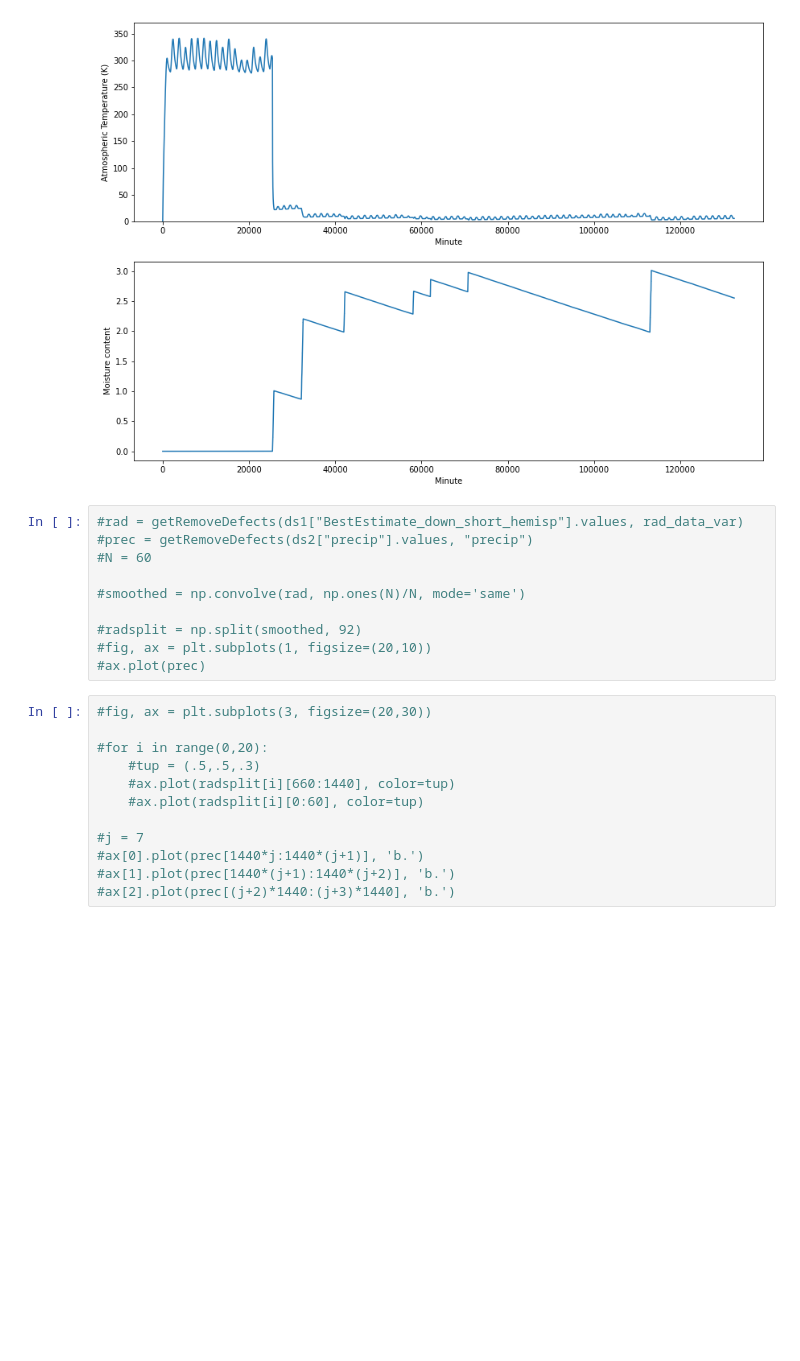
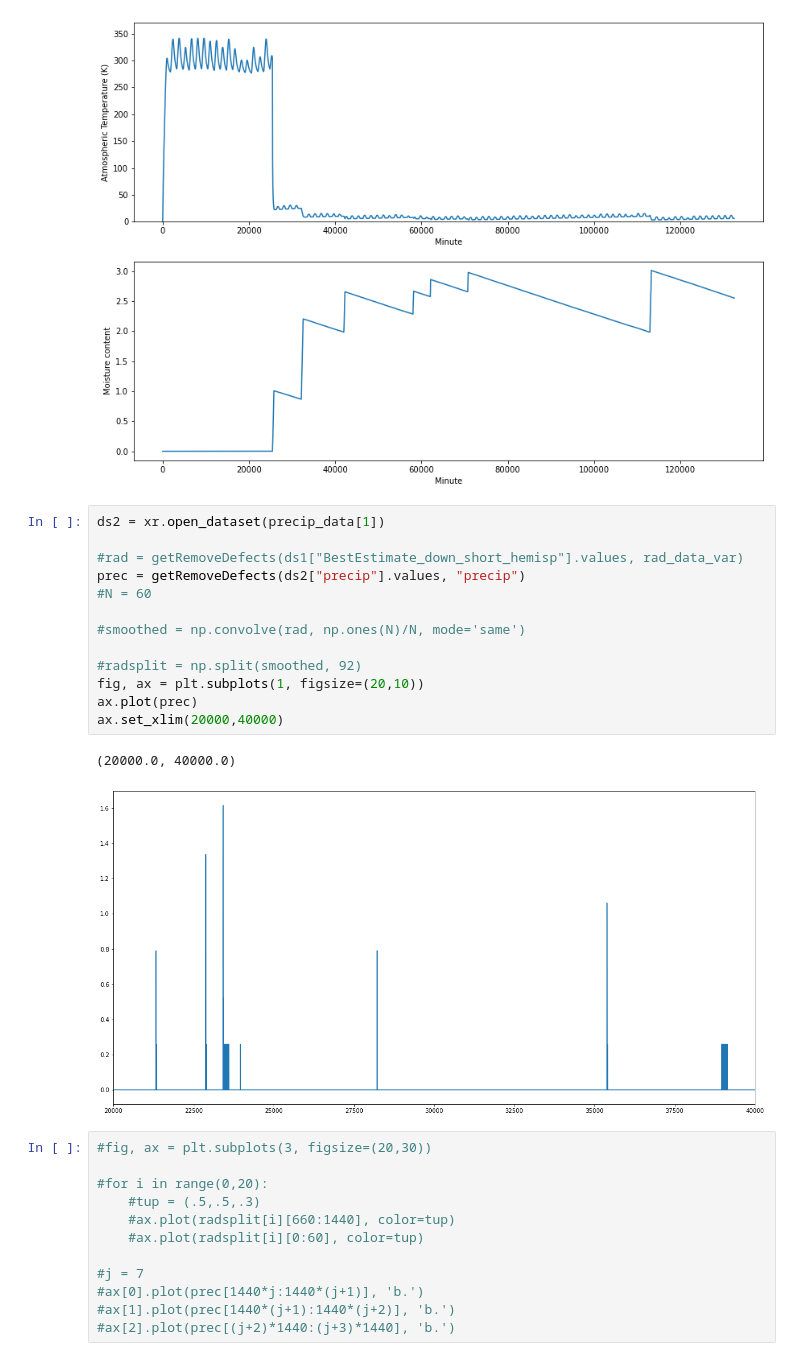
Before and after one commit to adam-bauer-34/climate-simp, a Jupyter notebook: OLLA/MasterOLLA.ipynb, the cells around one changed output. Cells and saved outputs as stored; diff of their text form; blank space fills up the shorter version.

```diff
--- a/OLLA/MasterOLLA.ipynb
+++ b/OLLA/MasterOLLA.ipynb
@@ -82,15 +86,21 @@ ax[1].set_xlabel(r"Minute")
 Text(0.5, 0, 'Minute')
 [figure]
 # %%
+ds2 = xr.open_dataset(precip_data[1])
+
 #rad = getRemoveDefects(ds1["BestEstimate_down_short_hemisp"].values, rad_data_var)
-#prec = getRemoveDefects(ds2["precip"].values, "precip")
+prec = getRemoveDefects(ds2["precip"].values, "precip")
 #N = 60
 
 #smoothed = np.convolve(rad, np.ones(N)/N, mode='same')
 
 #radsplit = np.split(smoothed, 92)
-#fig, ax = plt.subplots(1, figsize=(20,10))
-#ax.plot(prec)
+fig, ax = plt.subplots(1, figsize=(20,10))
+ax.plot(prec)
+ax.set_xlim(20000,40000)
+# %% [output]
+(20000.0, 40000.0)
+[figure, added]
 # %%
 #fig, ax = plt.subplots(3, figsize=(20,30))
 
```
Also changed, not shown: parts of 1 cell of this notebook, 2 other files.
